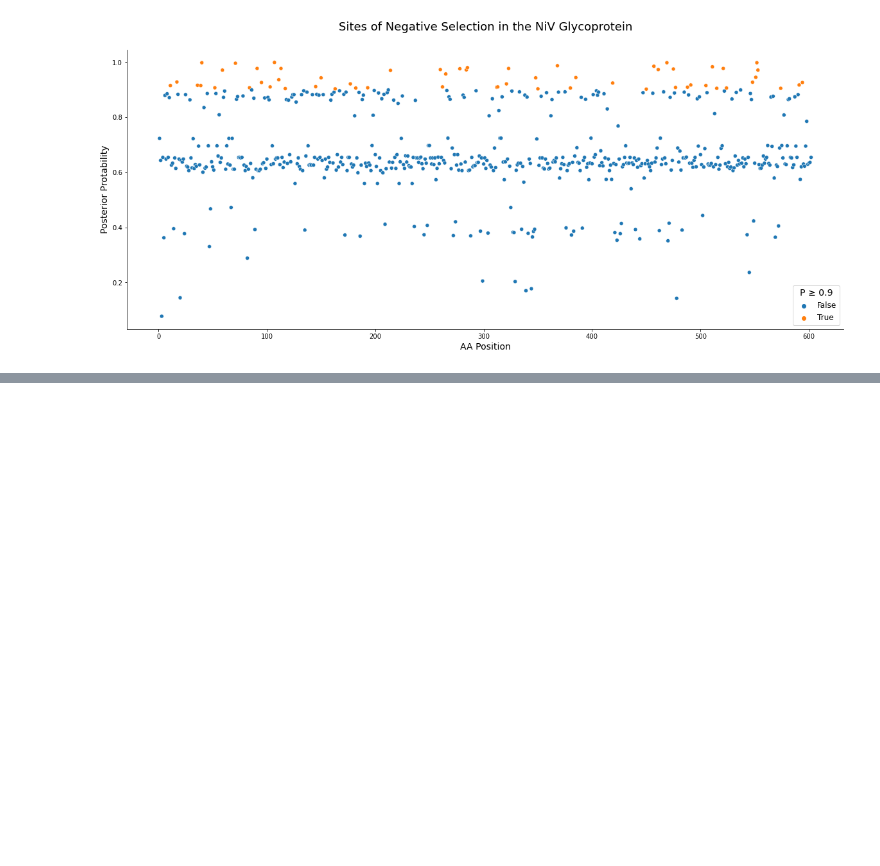
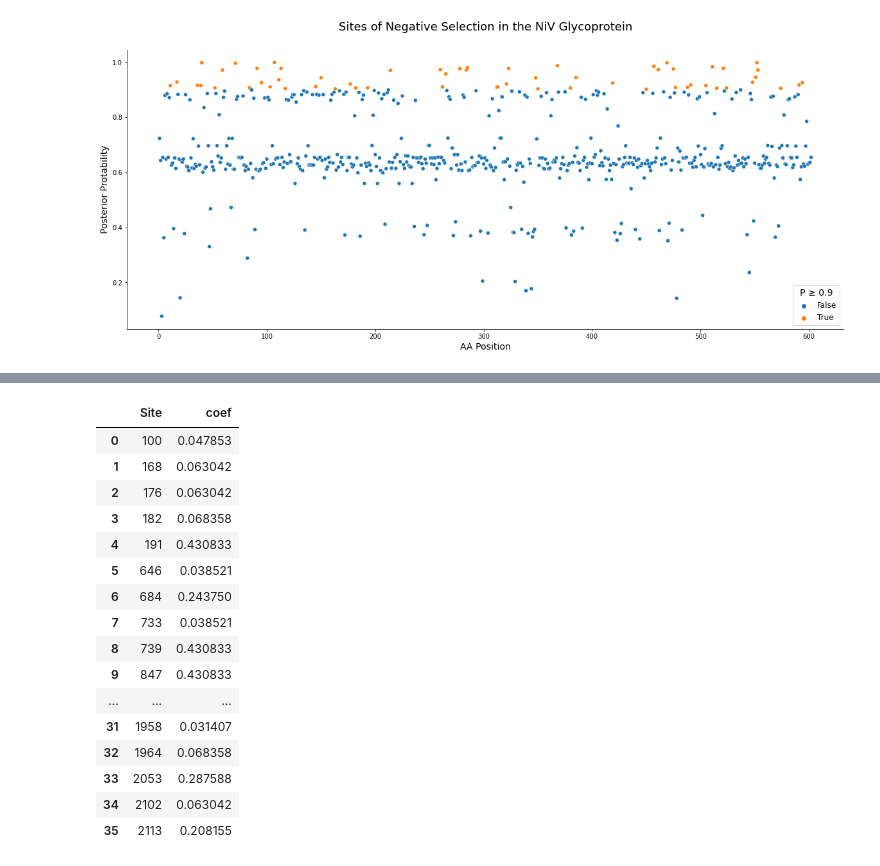
Before and after one commit to sanju99/niv_evo, a Jupyter notebook: evo_selection.ipynb, the cells around one changed output, grey strips where cells are left out. Drawn from its saved outputs; the diff is of its cells as text; code cells hidden in the pictures; blank space fills up the shorter version.

```diff
--- a/evo_selection.ipynb
+++ b/evo_selection.ipynb
@@ -468,0 +485,20 @@ pn.pane.Bokeh(p)
+# %%
+coefs_df
+# %% [output]
+|  | Site | coef |
+| 0 | 100 | 0.047853 |
+| 1 | 168 | 0.063042 |
+| 2 | 176 | 0.063042 |
+| 3 | 182 | 0.068358 |
+| 4 | 191 | 0.430833 |
+| 5 | 646 | 0.038521 |
+| 6 | 684 | 0.243750 |
+| 7 | 733 | 0.038521 |
+| 8 | 739 | 0.430833 |
+| 9 | 847 | 0.430833 |
+| ... | ... | ... |
+| 31 | 1958 | 0.031407 |
+| 32 | 1964 | 0.068358 |
+| 33 | 2053 | 0.287588 |
+| 34 | 2102 | 0.063042 |
+| 35 | 2113 | 0.208155 |
```
Also changed, not shown: parts of 57 cells of this notebook, 52 other files.
